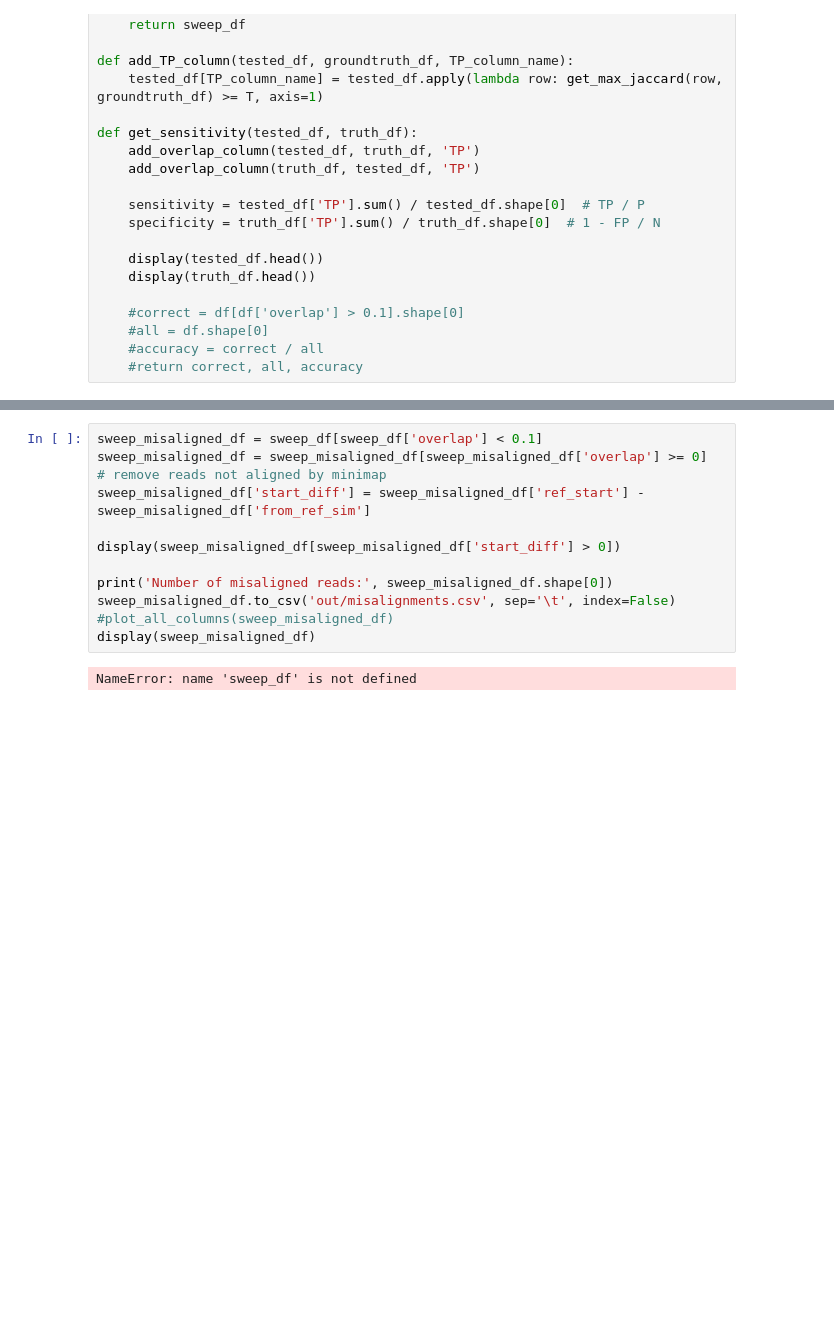
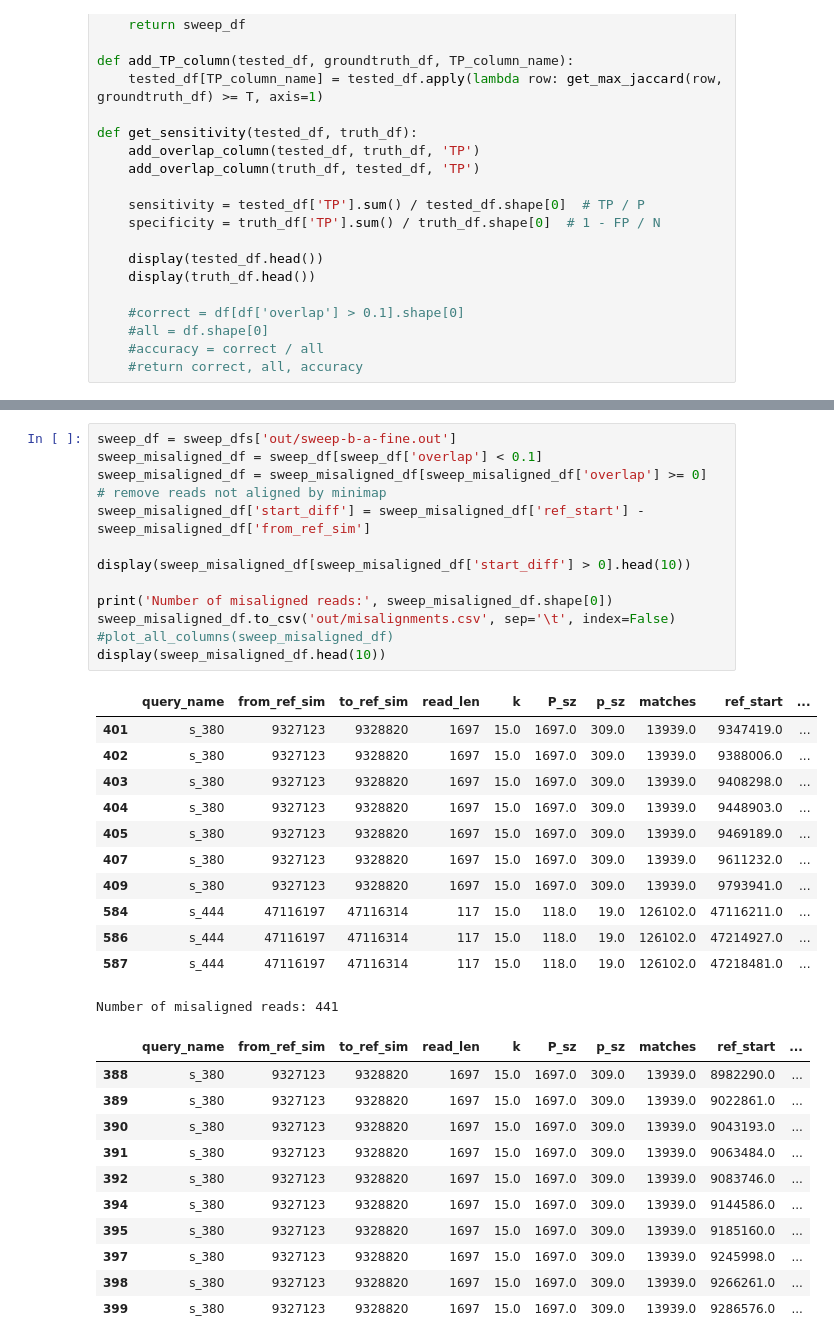
Before and after one commit to pesho-ivanov/shmap, a Jupyter notebook: Evals.ipynb, the cells around one changed output, grey strips where cells are left out. Cells and saved outputs as stored; diff of their text form; blank space fills up the shorter version.

```diff
--- a/Evals.ipynb
+++ b/Evals.ipynb
@@ -101,13 +167,36 @@ for fn, df in sweep_dfs.items():
 # %%
+sweep_df = sweep_dfs['out/sweep-b-a-fine.out']
 sweep_misaligned_df = sweep_df[sweep_df['overlap'] < 0.1]
 sweep_misaligned_df = sweep_misaligned_df[sweep_misaligned_df['overlap'] >= 0]  # remove reads not aligned by minimap
 sweep_misaligned_df['start_diff'] = sweep_misaligned_df['ref_start'] - sweep_misaligned_df['from_ref_sim']
 
-display(sweep_misaligned_df[sweep_misaligned_df['start_diff'] > 0])
+display(sweep_misaligned_df[sweep_misaligned_df['start_diff'] > 0].head(10))
 
 print('Number of misaligned reads:', sweep_misaligned_df.shape[0])
 sweep_misaligned_df.to_csv('out/misalignments.csv', sep='\t', index=False)
 #plot_all_columns(sweep_misaligned_df)
-display(sweep_misaligned_df)
+display(sweep_misaligned_df.head(10))
 # %% [output]
+|  | query_name | from_ref_sim | to_ref_sim | read_len | k | P_sz | p_sz | matches | ref_start | ... |
+| 401 | s_380 | 9327123 | 9328820 | 1697 | 15.0 | 1697.0 | 309.0 | 13939.0 | 9347419.0 | ... |
+| 402 | s_380 | 9327123 | 9328820 | 1697 | 15.0 | 1697.0 | 309.0 | 13939.0 | 9388006.0 | ... |
+| 403 | s_380 | 9327123 | 9328820 | 1697 | 15.0 | 1697.0 | 309.0 | 13939.0 | 9408298.0 | ... |
+| 404 | s_380 | 9327123 | 9328820 | 1697 | 15.0 | 1697.0 | 309.0 | 13939.0 | 9448903.0 | ... |
+| 405 | s_380 | 9327123 | 9328820 | 1697 | 15.0 | 1697.0 | 309.0 | 13939.0 | 9469189.0 | ... |
+| 407 | s_380 | 9327123 | 9328820 | 1697 | 15.0 | 1697.0 | 309.0 | 13939.0 | 9611232.0 | ... |
+| 409 | s_380 | 9327123 | 9328820 | 1697 | 15.0 | 1697.0 | 309.0 | 13939.0 | 9793941.0 | ... |
+| 584 | s_444 | 47116197 | 47116314 | 117 | 15.0 | 118.0 | 19.0 | 126102.0 | 47116211.0 | ... |
+| 586 | s_444 | 47116197 | 47116314 | 117 | 15.0 | 118.0 | 19.0 | 126102.0 | 47214927.0 | ... |
+| 587 | s_444 | 47116197 | 47116314 | 117 | 15.0 | 118.0 | 19.0 | 126102.0 | 47218481.0 | ... |
-NameError: name 'sweep_df' is not defined
+Number of misaligned reads: 441
+|  | query_name | from_ref_sim | to_ref_sim | read_len | k | P_sz | p_sz | matches | ref_start | ... |
+| 388 | s_380 | 9327123 | 9328820 | 1697 | 15.0 | 1697.0 | 309.0 | 13939.0 | 8982290.0 | ... |
+| 389 | s_380 | 9327123 | 9328820 | 1697 | 15.0 | 1697.0 | 309.0 | 13939.0 | 9022861.0 | ... |
+| 390 | s_380 | 9327123 | 9328820 | 1697 | 15.0 | 1697.0 | 309.0 | 13939.0 | 9043193.0 | ... |
+| 391 | s_380 | 9327123 | 9328820 | 1697 | 15.0 | 1697.0 | 309.0 | 13939.0 | 9063484.0 | ... |
+| 392 | s_380 | 9327123 | 9328820 | 1697 | 15.0 | 1697.0 | 309.0 | 13939.0 | 9083746.0 | ... |
+| 394 | s_380 | 9327123 | 9328820 | 1697 | 15.0 | 1697.0 | 309.0 | 13939.0 | 9144586.0 | ... |
+| 395 | s_380 | 9327123 | 9328820 | 1697 | 15.0 | 1697.0 | 309.0 | 13939.0 | 9185160.0 | ... |
+| 397 | s_380 | 9327123 | 9328820 | 1697 | 15.0 | 1697.0 | 309.0 | 13939.0 | 9245998.0 | ... |
+| 398 | s_380 | 9327123 | 9328820 | 1697 | 15.0 | 1697.0 | 309.0 | 13939.0 | 9266261.0 | ... |
+| 399 | s_380 | 9327123 | 9328820 | 1697 | 15.0 | 1697.0 | 309.0 | 13939.0 | 9286576.0 | ... |
```
Also changed, not shown: parts of 5 cells of this notebook, 2 other files.
